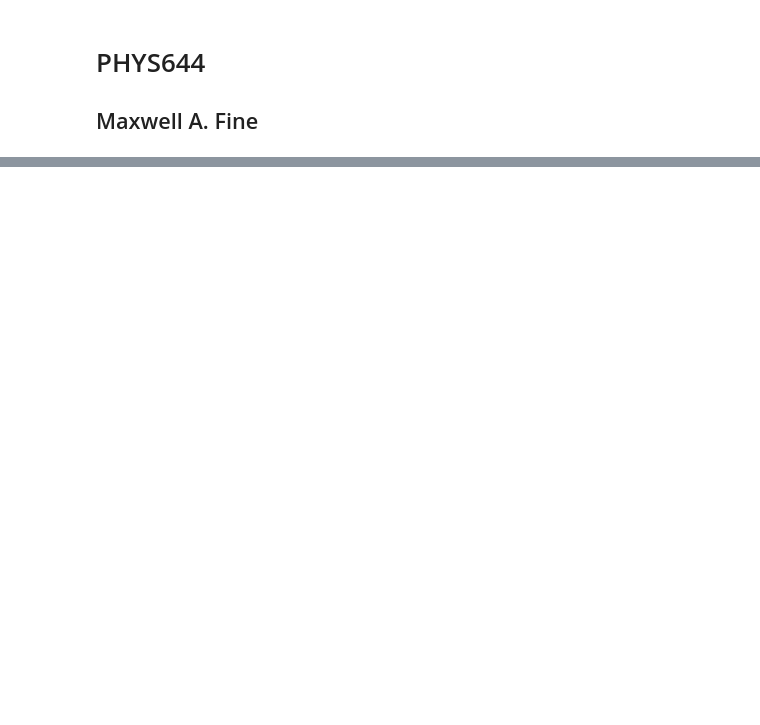
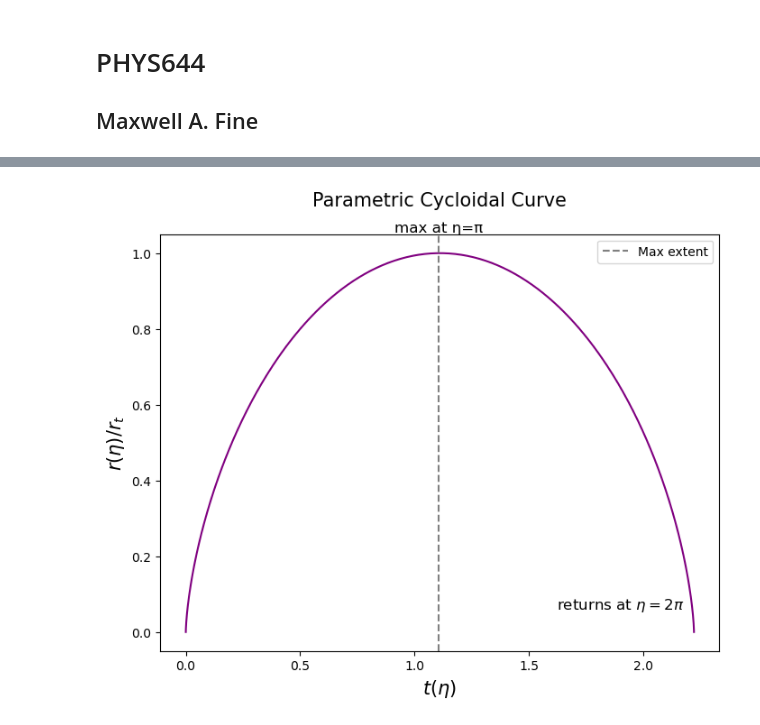
Before and after one commit to afinemax/mcgill_phy644_galaxies_cosmology, a Jupyter notebook: homework/max_fine_phy644_hw3/problem_2_plots.ipynb, the cells around one changed output, grey strips where cells are left out. Saved outputs shown, nothing was run; the diff lists cells and outputs as text; code cells hidden in the pictures; blank space fills up the shorter version.

```diff
--- a/homework/max_fine_phy644_hw3/problem_2_plots.ipynb
+++ b/homework/max_fine_phy644_hw3/problem_2_plots.ipynb
@@ -46,0 +11,40 @@ plt.show()
+# %%
+import numpy as np
+import matplotlib.pyplot as plt
+
+# Constants (set GM=1, |epsilon|=1 for simplicity; scale as needed)
+GM = 1.0
+eps = 1.0
+
+# Parameter eta, only one cycle (0 to 2π)
+eta = np.linspace(0, 2*np.pi, 500)
+
+# Equations
+r = (GM / (2*eps)) * (1 - np.cos(eta))
+t = (GM / np.sqrt(8*eps**3)) * (eta - np.sin(eta))
+
+# Find maximum extent
+imax = np.argmax(r)
+t_max, r_max = t[imax], r[imax]
+
+# Plot
+plt.figure(figsize=(8,6))
+plt.plot(t, r, color='purple')
+plt.axvline(t_max, color='gray', linestyle='--', label="Max extent")
+
+# Labels and annotations
+plt.xlabel(r"$t(\eta)$", size=15)
+plt.ylabel(r"$r(\eta)/r_t$", size=15)
+plt.title("Parametric Cycloidal Curve\n", size=15)
+
+# Annotate max extent
+plt.text(t_max, r_max*1.05, f"max at η=π", ha='center', va='bottom', fontsize=12)
+
+# Annotate when it returns to zero (η=2π)
+plt.text(t[-1], r[-1]+0.05, r"returns at $\eta=2\pi$   ",
+         ha='right', va='bottom', fontsize=12, color="k")
+
+plt.legend()
+plt.show()
+# %% [output]
+[figure, added]
```
Also changed, not shown: parts of 2 cells of this notebook, 3 other files.
